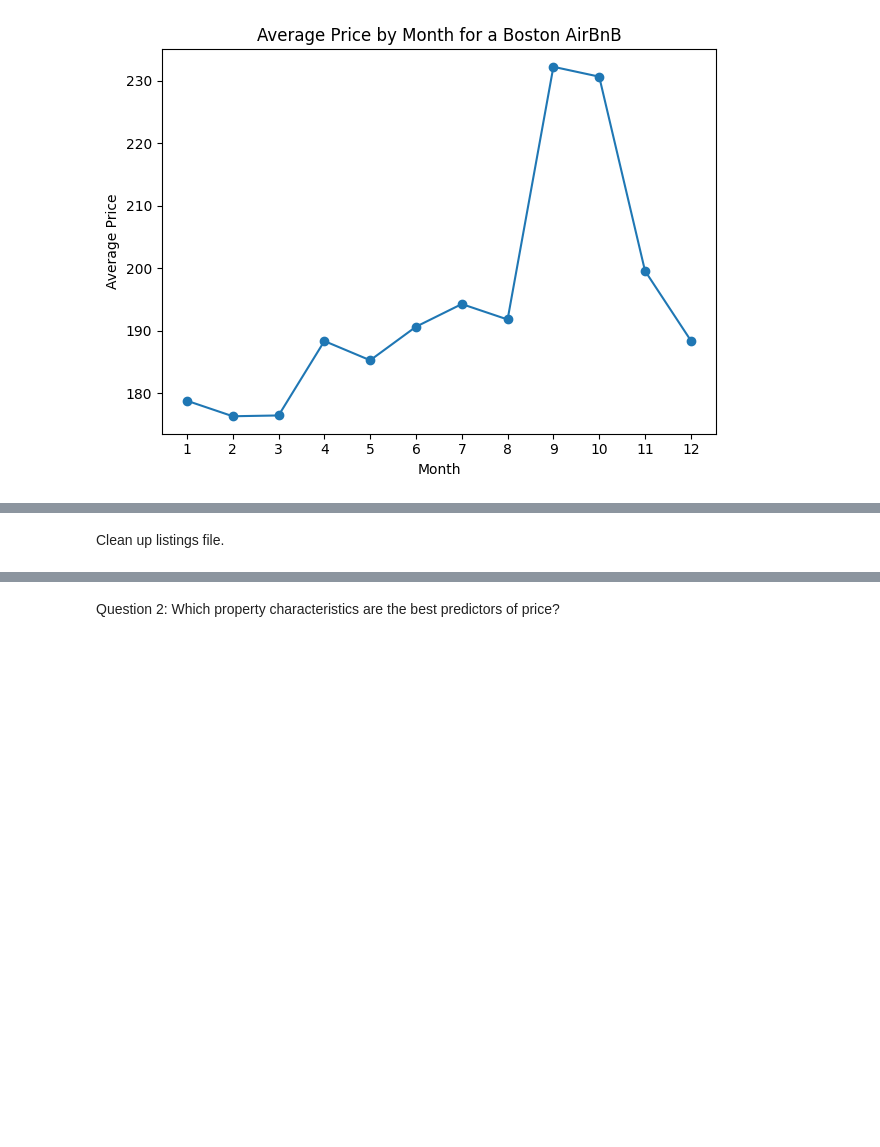
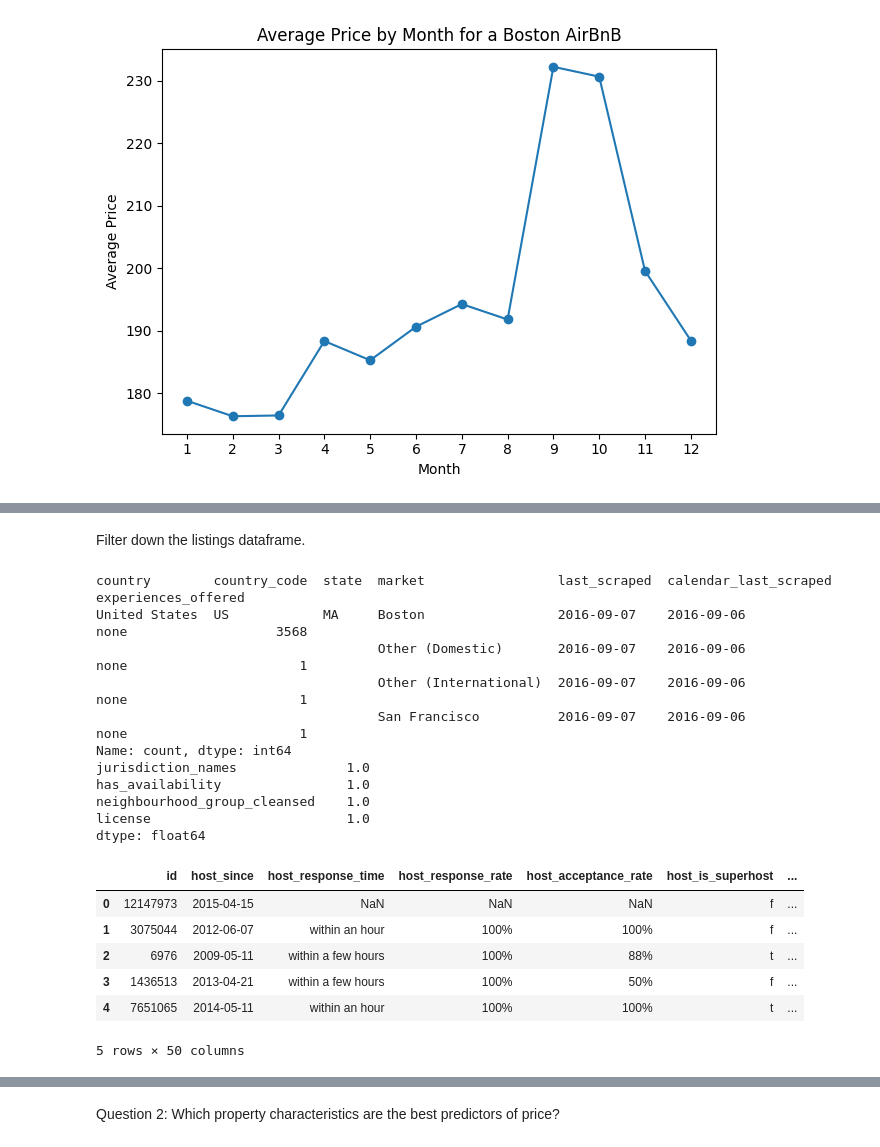
Before and after one commit to ewood242/Project_1_Data-Science-Blog, a Jupyter notebook: Project_1_Writing a Data Scientist Blog Post.ipynb, the cells around one changed output, grey strips where cells are left out. Drawn from its saved outputs; the diff is of its cells as text; code cells hidden in the pictures; blank space fills up the shorter version.

Commit message:
Refactored code for listings df cleanup

```diff
--- a/Project_1_Writing a Data Scientist Blog Post.ipynb
+++ b/Project_1_Writing a Data Scientist Blog Post.ipynb
@@ -249,53 +319,50 @@ for column in listings.columns:
-# %% [markdown]
-Clean up listings file.
+# %% [markdown]
+Filter down the listings dataframe.
 # %%
-# Drop text-heavy columns (not sure how to clean these up for this analysis)
-# Drop URL fields
-# Remove location fields unlikely to be helpful in analysis
-# Lat and Long
-listings_filtered['country'].value_counts()
-# country has one value: United States
-listings_filtered['country_code'].value_counts()
-# country_code has one value: US
-# street
-listings_filtered['state'].value_counts()
-# state has one value: MA
-listings_filtered['market'].value_counts()
-# most in Boston, but 1 in San Francisco, 1 in Other (Domestic), and 1 in Other (International)
-# city, zipcode, smart_location, neighbourhood, and neighbourhood_cleansed all contain similar info - keep only one
-# is_location_exact doesn't seem particularly helpful
-listings_filtered['jurisdiction_names'].isnull().mean()
-# all values are null
-
-# Remove additional fields with negligent value in analysis
-listings_filtered['last_scraped'].value_counts()
-# last_scraped has one value: 2016-09-07
-listings_filtered['calendar_last_scraped'].value_counts()
-# calendar_last_scraped has one value:2016-09-06
-listings_filtered['scrape_id'].value_counts()
-# scrape_id has one value:20160906204935
-listings_filtered['experiences_offered'].value_counts()
-# experiences_offered has one value: none
-listings_filtered['id'].value_counts()
-# every id appears only once
-# host_id
-listings_filtered['has_availability'].isnull().mean()
-listings_filtered['neighbourhood_group_cleansed'].isnull().mean()
-listings_filtered['license'].isnull().mean()
-# all rows are null
-# not too interested in host_location or host_neighbourhood
+# Drop columns not used in analysis:
+    # text-heavy columns (not sure how to clean these up for this analysis)
+    # URL columns
+    # location columns: latitude, longitude, street, is_location_exact
+    # columns with only one value: country (United States), country_code (US), state (MA), last_scraped (2016-09-07),
+        # calendar_last_scraped (2016-09-06), scrape_id (20160906204935), experiences_offered (None)
+    # columns with similar info: city, zipcode, smart_location, neighbourhood; keep neighbourhood_cleansed
+    # columns with only null values: jurisdiction_names, has_availability, neighbourhood_group_cleansed, license
+print(listings[['country', 'country_code', 'state', 'market', 'last_scraped', 'calendar_last_scraped',
+                  'experiences_offered']].value_counts())
+print(listings[['jurisdiction_names', 'has_availability', 'neighbourhood_group_cleansed',
+                   'license']].isnull().mean())
 
 listings_filtered = listings.drop(['description', 'summary', 'space', 'neighborhood_overview', 'notes',
                                    'transit', 'access', 'interaction', 'house_rules', 'host_about',
                                    'name', 'host_name', 'host_verifications', 'amenities',
                                    'host_thumbnail_url', 'listing_url', 'thumbnail_url', 'host_url',
                                    'host_picture_url', 'medium_url', 'picture_url', 'xl_picture_url',
                                    'latitude', 'longitude', 'country', 'country_code', 'street', 'state',
                                    'market', 'neighbourhood', 'smart_location', 'is_location_exact', 'city',
                                    'zipcode', 'jurisdiction_names', 'last_scraped', 'calendar_last_scraped',
-                                   'scrape_id', 'id', 'experiences_offered', 'host_id', 'has_availability',
+                                   'scrape_id', 'experiences_offered', 'host_id', 'has_availability',
                                    'neighbourhood_group_cleansed', 'license', 'host_location',
                                    'host_neighbourhood'], axis = 1)
+listings_filtered.head() # confirm data looks as expected
+# %% [output]
+country        country_code  state  market                 last_scraped  calendar_last_scraped  experiences_offered
+United States  US            MA     Boston                 2016-09-07    2016-09-06             none                   3568
+                                    Other (Domestic)       2016-09-07    2016-09-06             none                      1
+                                    Other (International)  2016-09-07    2016-09-06             none                      1
+                                    San Francisco          2016-09-07    2016-09-06             none                      1
+Name: count, dtype: int64
+jurisdiction_names              1.0
+has_availability                1.0
+neighbourhood_group_cleansed    1.0
+license                         1.0
+dtype: float64
+|  | id | host_since | host_response_time | host_response_rate | host_acceptance_rate | host_is_superhost | ... |
+| 0 | 12147973 | 2015-04-15 | NaN | NaN | NaN | f | ... |
+| 1 | 3075044 | 2012-06-07 | within an hour | 100% | 100% | f | ... |
+| 2 | 6976 | 2009-05-11 | within a few hours | 100% | 88% | t | ... |
+| 3 | 1436513 | 2013-04-21 | within a few hours | 100% | 50% | f | ... |
+| 4 | 7651065 | 2014-05-11 | within an hour | 100% | 100% | t | ... |
+5 rows × 50 columns
 # %%
 # Let's recheck:
 # How many nulls? What proportion of nulls? What are the column types?
```
Also changed, not shown: parts of 17 cells of this notebook.
